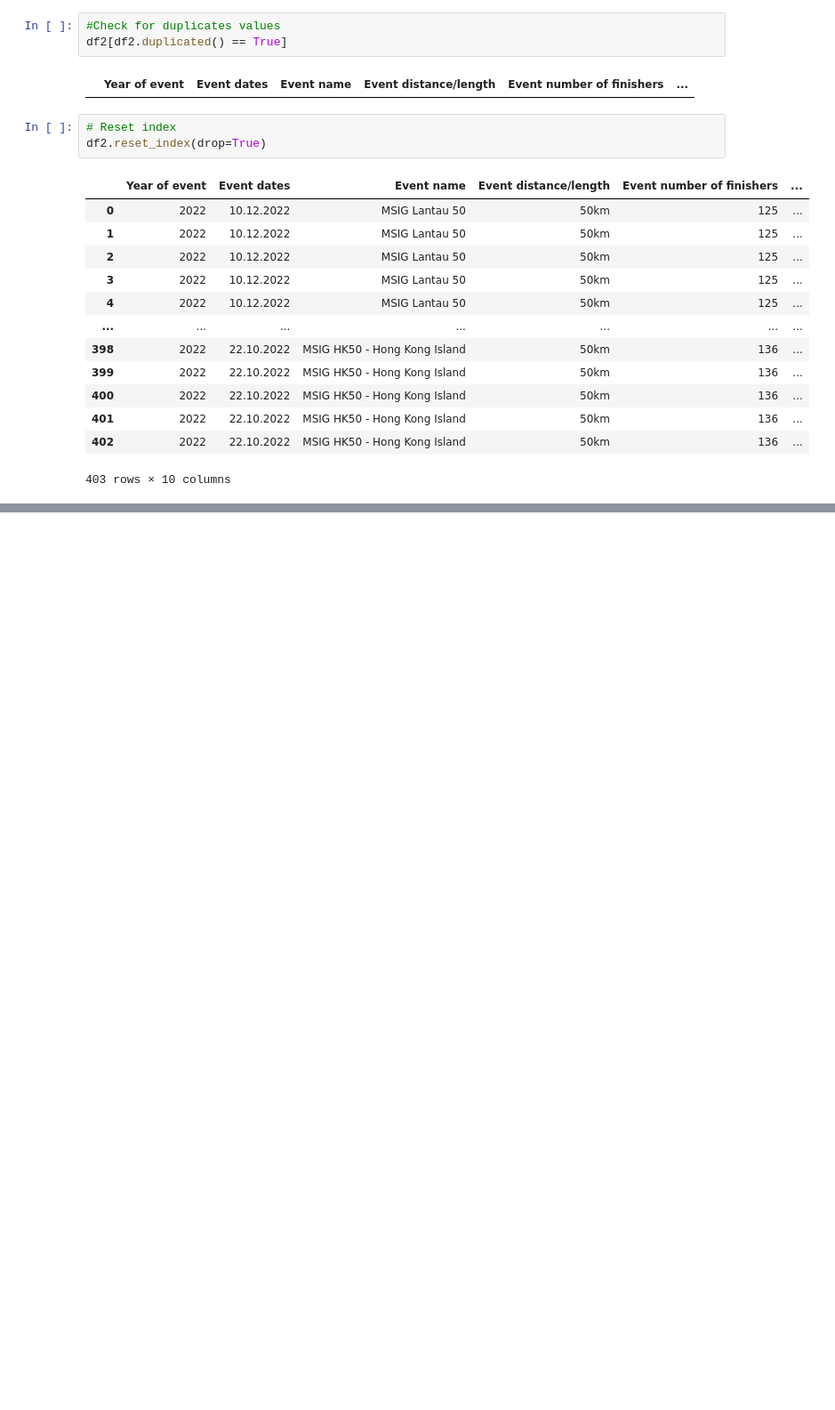
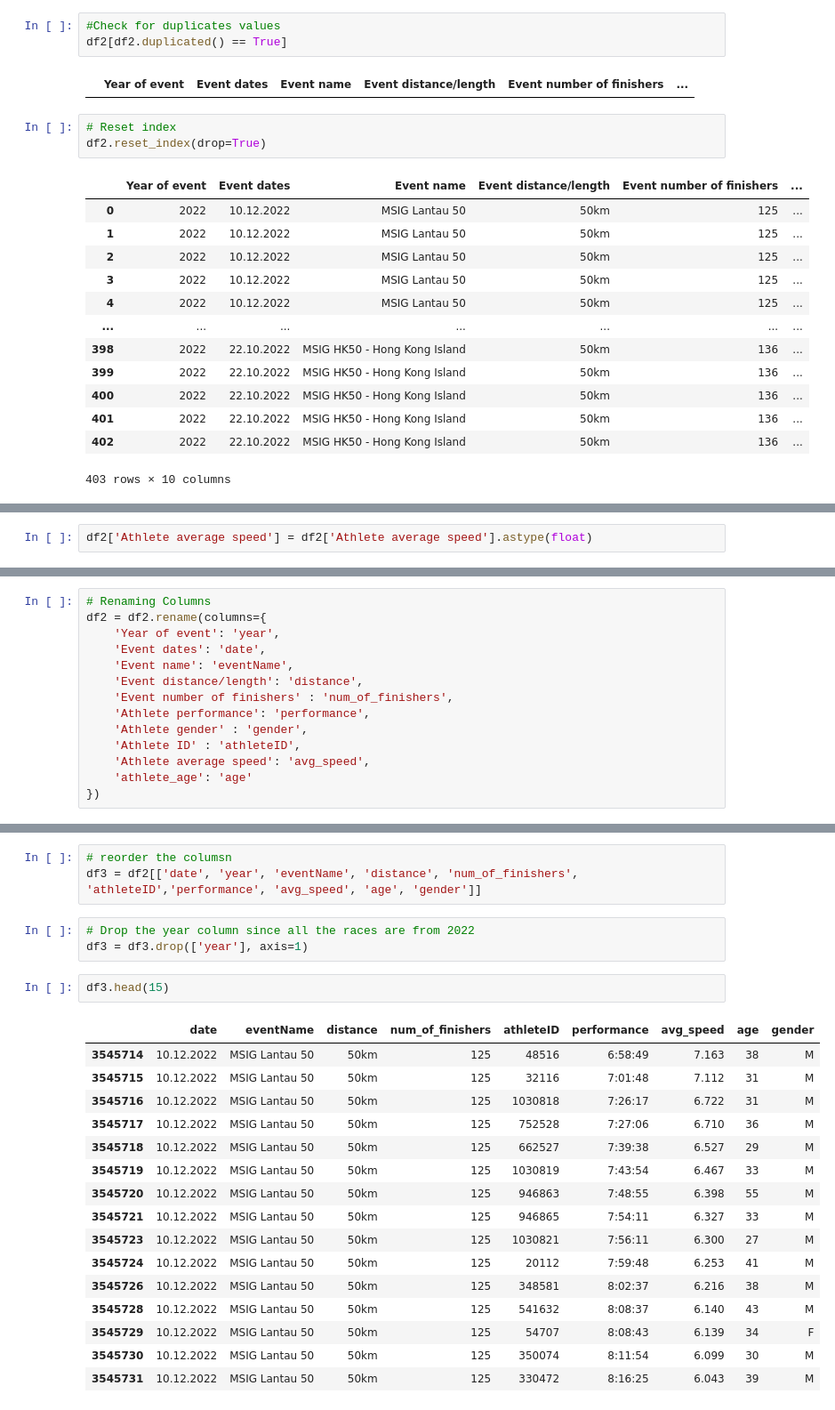
Before and after one commit to bryanleesantoso/hkg-marathon-analytics, a Jupyter notebook: main.ipynb, the cells around one changed output, grey strips where cells are left out. Shown: that part at 89% size. Saved outputs shown, nothing was run; the diff lists cells and outputs as text; blank space fills up the shorter version.

```diff
--- a/main.ipynb
+++ b/main.ipynb
@@ -247,0 +245,2 @@ NameError: name 'df2' is not defined
+# %%
+df2['Athlete average speed'] = df2['Athlete average speed'].astype(float)
@@ -247,0 +261,14 @@ NameError: name 'df2' is not defined
+# %%
+# Renaming Columns
+df2 = df2.rename(columns={
+    'Year of event': 'year',
+    'Event dates': 'date',
+    'Event name': 'eventName',
+    'Event distance/length': 'distance',
+    'Event number of finishers' : 'num_of_finishers',
+    'Athlete performance': 'performance',
+    'Athlete gender' : 'gender',
+    'Athlete ID' : 'athleteID',
+    'Athlete average speed': 'avg_speed',
+    'athlete_age': 'age'
+})
@@ -247,0 +289,25 @@ NameError: name 'df2' is not defined
+# %%
+# reorder the columsn
+df3 = df2[['date', 'year', 'eventName', 'distance', 'num_of_finishers', 'athleteID','performance', 'avg_speed', 'age', 'gender']]
+# %%
+# Drop the year column since all the races are from 2022
+df3 = df3.drop(['year'], axis=1)
+# %%
+df3.head(15)
+# %% [output]
+|  | date | eventName | distance | num_of_finishers | athleteID | performance | avg_speed | age | gender |
+| 3545714 | 10.12.2022 | MSIG Lantau 50 | 50km | 125 | 48516 | 6:58:49 | 7.163 | 38 | M |
+| 3545715 | 10.12.2022 | MSIG Lantau 50 | 50km | 125 | 32116 | 7:01:48 | 7.112 | 31 | M |
+| 3545716 | 10.12.2022 | MSIG Lantau 50 | 50km | 125 | 1030818 | 7:26:17 | 6.722 | 31 | M |
+| 3545717 | 10.12.2022 | MSIG Lantau 50 | 50km | 125 | 752528 | 7:27:06 | 6.710 | 36 | M |
+| 3545718 | 10.12.2022 | MSIG Lantau 50 | 50km | 125 | 662527 | 7:39:38 | 6.527 | 29 | M |
+| 3545719 | 10.12.2022 | MSIG Lantau 50 | 50km | 125 | 1030819 | 7:43:54 | 6.467 | 33 | M |
+| 3545720 | 10.12.2022 | MSIG Lantau 50 | 50km | 125 | 946863 | 7:48:55 | 6.398 | 55 | M |
+| 3545721 | 10.12.2022 | MSIG Lantau 50 | 50km | 125 | 946865 | 7:54:11 | 6.327 | 33 | M |
+| 3545723 | 10.12.2022 | MSIG Lantau 50 | 50km | 125 | 1030821 | 7:56:11 | 6.300 | 27 | M |
+| 3545724 | 10.12.2022 | MSIG Lantau 50 | 50km | 125 | 20112 | 7:59:48 | 6.253 | 41 | M |
+| 3545726 | 10.12.2022 | MSIG Lantau 50 | 50km | 125 | 348581 | 8:02:37 | 6.216 | 38 | M |
+| 3545728 | 10.12.2022 | MSIG Lantau 50 | 50km | 125 | 541632 | 8:08:37 | 6.140 | 43 | M |
+| 3545729 | 10.12.2022 | MSIG Lantau 50 | 50km | 125 | 54707 | 8:08:43 | 6.139 | 34 | F |
+| 3545730 | 10.12.2022 | MSIG Lantau 50 | 50km | 125 | 350074 | 8:11:54 | 6.099 | 30 | M |
+| 3545731 | 10.12.2022 | MSIG Lantau 50 | 50km | 125 | 330472 | 8:16:25 | 6.043 | 39 | M |
```
Also changed, not shown: parts of 15 cells of this notebook.
